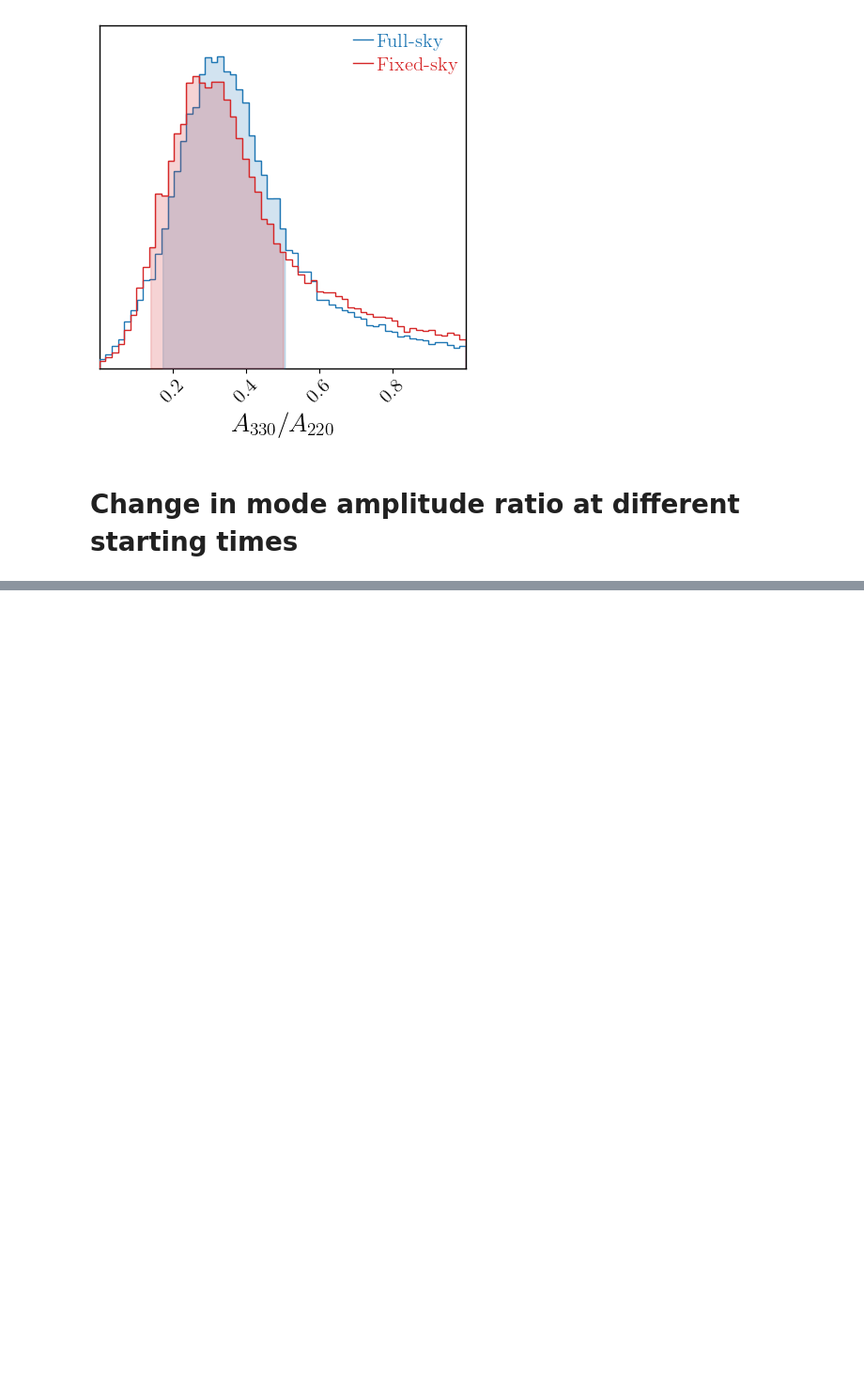
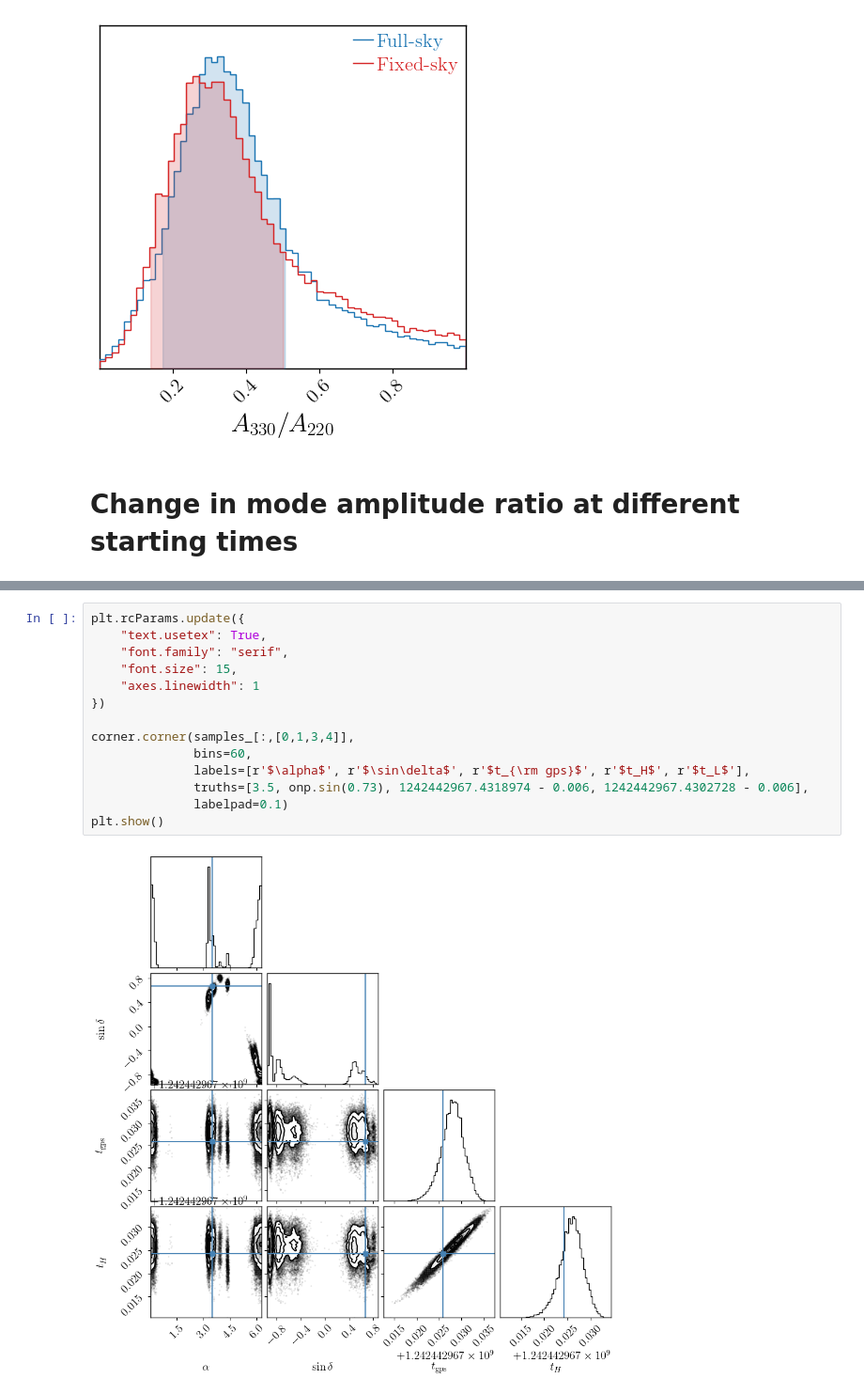
Before and after one commit to kallolD/skyRing, a Jupyter notebook: examples/GW190521.ipynb, the cells around one changed output, grey strips where cells are left out. Shown at 94% size. Cells and saved outputs as stored; diff of their text form; blank space fills up the shorter version.

```diff
--- a/examples/GW190521.ipynb
+++ b/examples/GW190521.ipynb
@@ -433,0 +508,16 @@ plt.show()
+# %%
+plt.rcParams.update({
+    "text.usetex": True,
+    "font.family": "serif",
+    "font.size": 15,
+    "axes.linewidth": 1
+})
+
+corner.corner(samples_[:,[0,1,3,4]],
+              bins=60,
+              labels=[r'$\alpha$', r'$\sin\delta$', r'$t_{\rm gps}$', r'$t_H$', r'$t_L$'],
+              truths=[3.5, onp.sin(0.73), 1242442967.4318974 - 0.006, 1242442967.4302728 - 0.006],
+              labelpad=0.1)
+plt.show()
+# %% [output]
+[figure, added]
```
Also changed, not shown: parts of 6 cells of this notebook, 27 other files.
